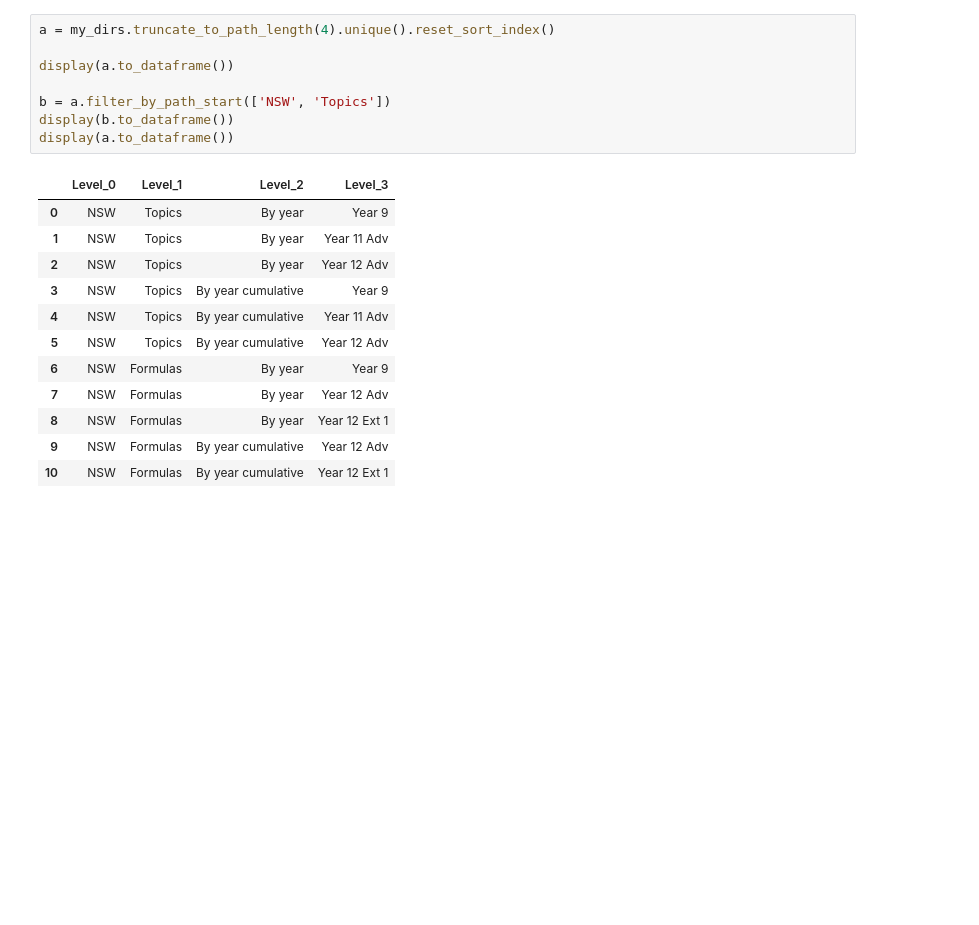
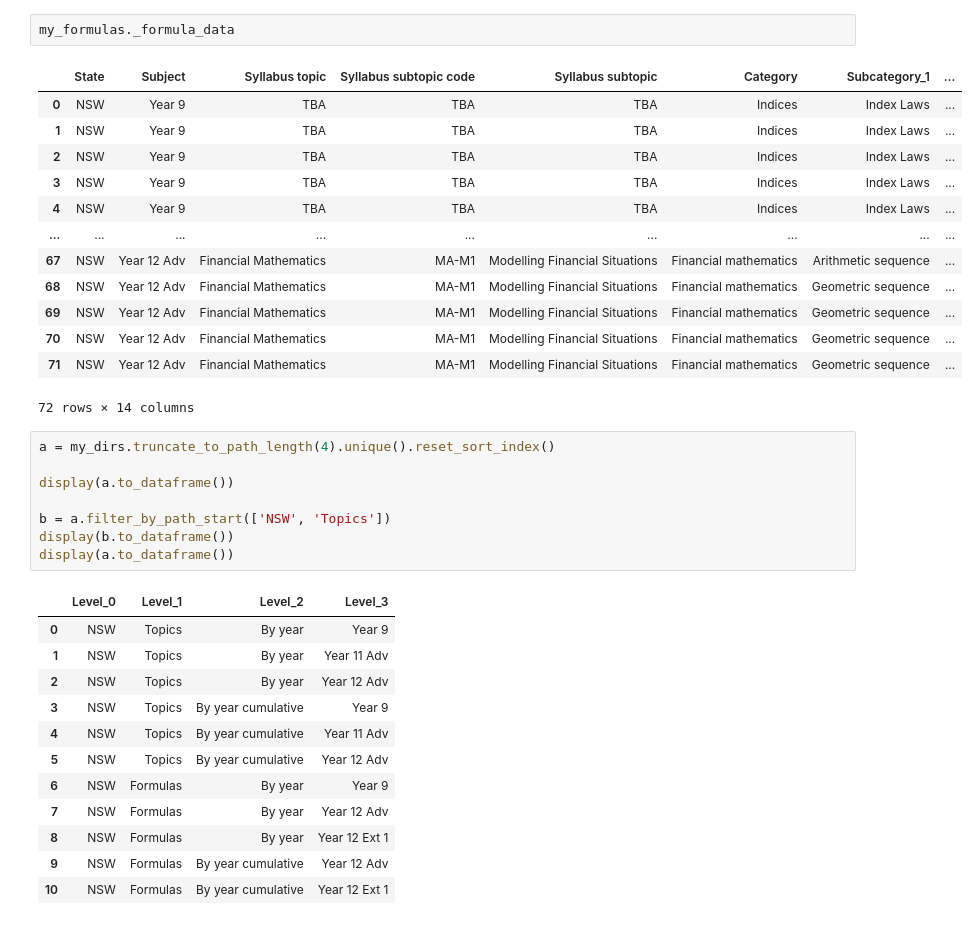
Before and after one commit to charl-potgieter/AustralianSchoolMaths, a Jupyter notebook: WebsiteCreator/caller.ipynb, the cells around one changed output. Saved outputs shown, nothing was run; the diff lists cells and outputs as text; blank space fills up the shorter version.

```diff
--- a/WebsiteCreator/caller.ipynb
+++ b/WebsiteCreator/caller.ipynb
@@ -59,3 +60,19 @@ my_dirs.to_dataframe()
+# %%
+my_formulas._formula_data
+# %% [output]
+|  | State | Subject | Syllabus topic | Syllabus subtopic code | Syllabus subtopic | Category | Subcategory_1 | ... |
+| 0 | NSW | Year 9 | TBA | TBA | TBA | Indices | Index Laws | ... |
+| 1 | NSW | Year 9 | TBA | TBA | TBA | Indices | Index Laws | ... |
+| 2 | NSW | Year 9 | TBA | TBA | TBA | Indices | Index Laws | ... |
+| 3 | NSW | Year 9 | TBA | TBA | TBA | Indices | Index Laws | ... |
+| 4 | NSW | Year 9 | TBA | TBA | TBA | Indices | Index Laws | ... |
+| ... | ... | ... | ... | ... | ... | ... | ... | ... |
+| 67 | NSW | Year 12 Adv | Financial Mathematics | MA-M1 | Modelling Financial Situations | Financial mathematics | Arithmetic sequence | ... |
+| 68 | NSW | Year 12 Adv | Financial Mathematics | MA-M1 | Modelling Financial Situations | Financial mathematics | Geometric sequence | ... |
+| 69 | NSW | Year 12 Adv | Financial Mathematics | MA-M1 | Modelling Financial Situations | Financial mathematics | Geometric sequence | ... |
+| 70 | NSW | Year 12 Adv | Financial Mathematics | MA-M1 | Modelling Financial Situations | Financial mathematics | Geometric sequence | ... |
+| 71 | NSW | Year 12 Adv | Financial Mathematics | MA-M1 | Modelling Financial Situations | Financial mathematics | Geometric sequence | ... |
+72 rows × 14 columns
 # %%
 a = my_dirs.truncate_to_path_length(4).unique().reset_sort_index()
 
```
Also changed, not shown: parts of 4 cells of this notebook, 3 other files.
